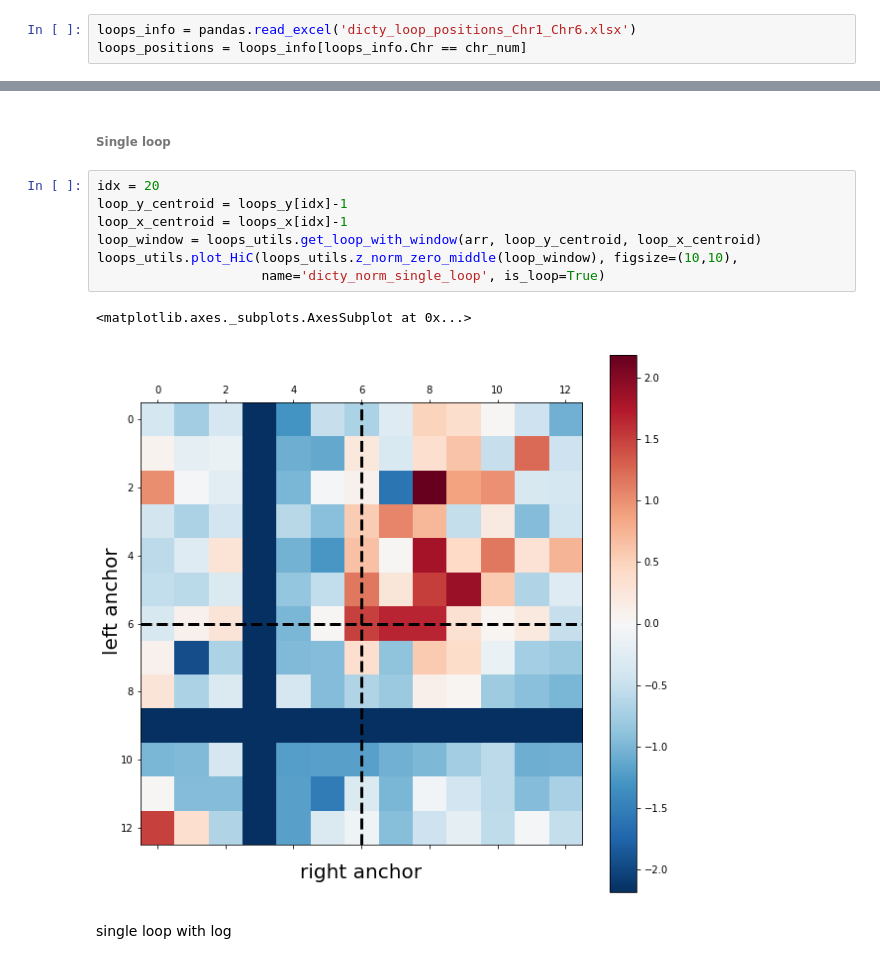
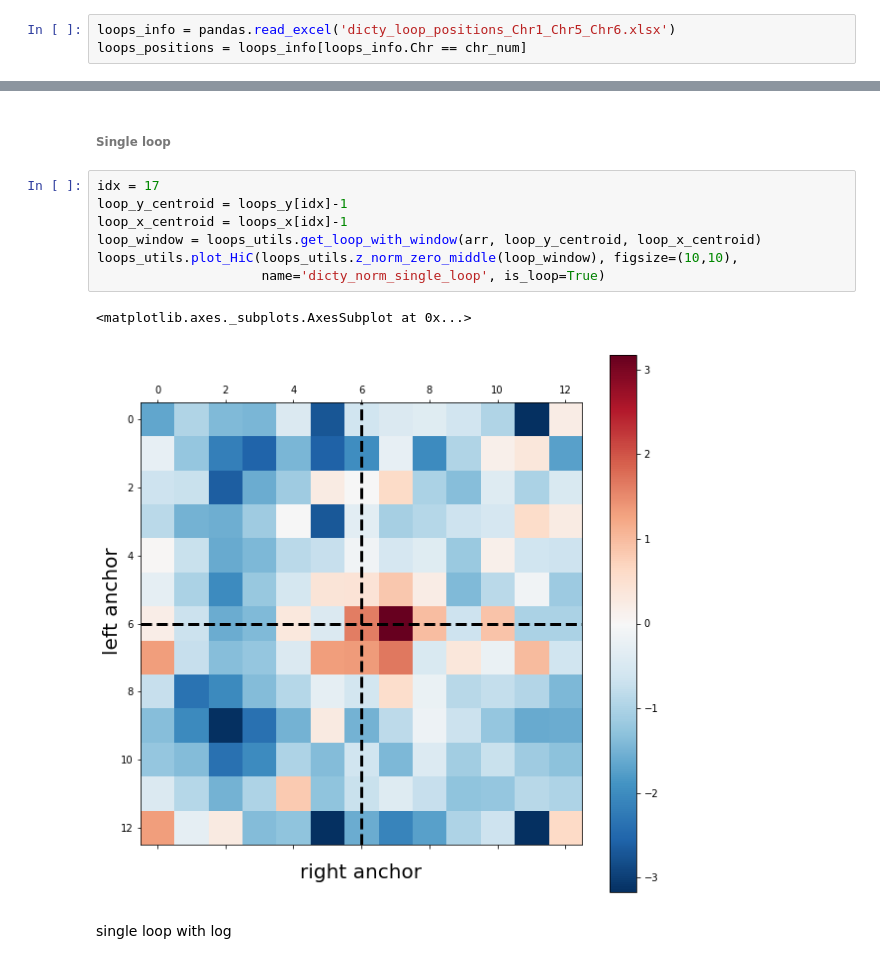
Before and after one commit to GoodBoy962/Dictyostelium-loops, a Jupyter notebook: dicty/Loops visualisation and processing (Dicty).ipynb, the cells around one changed output, grey strips where cells are left out. Saved outputs shown, nothing was run; the diff lists cells and outputs as text.

```diff
--- a/dicty/Loops visualisation and processing (Dicty).ipynb
+++ b/dicty/Loops visualisation and processing (Dicty).ipynb
@@ -40,7 +40,7 @@ loops_utils.plot_HiC(arr_norm_log, name='dicty_hic_norm')
 # %% [markdown]
 ### Read loops info
 # %%
-loops_info = pandas.read_excel('dicty_loop_positions_Chr1_Chr6.xlsx')
+loops_info = pandas.read_excel('dicty_loop_positions_Chr1_Chr5_Chr6.xlsx')
 loops_positions = loops_info[loops_info.Chr == chr_num]
 # %% [markdown]
 ### Visualize loops on plots
@@ -109,15 +116,15 @@ arr = np.load('arrs/2kb_chr'+str(chr_num)+'_norm.npy')
 # %% [markdown]
 ###### Single loop
 # %%
-idx = 20
+idx = 17
 loop_y_centroid = loops_y[idx]-1
 loop_x_centroid = loops_x[idx]-1
 loop_window = loops_utils.get_loop_with_window(arr, loop_y_centroid, loop_x_centroid)
 loops_utils.plot_HiC(loops_utils.z_norm_zero_middle(loop_window), figsize=(10,10),
                      name='dicty_norm_single_loop', is_loop=True)
 # %% [output]
 <matplotlib.axes._subplots.AxesSubplot at 0x...>
-[figure, old version]
+[figure, new version]
 # %% [markdown]
 single loop with log
 # %%
```
Also changed, not shown: parts of 4 cells of this notebook, 27 other files.
